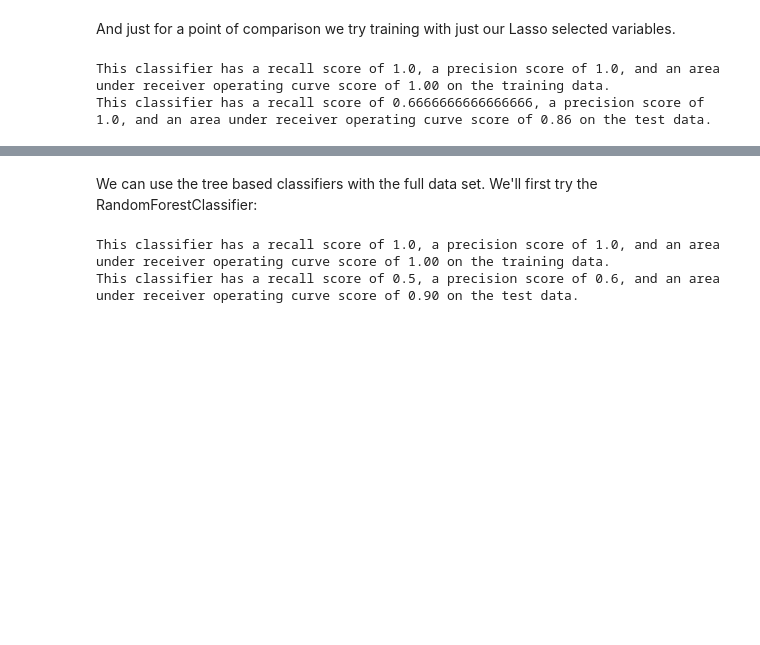
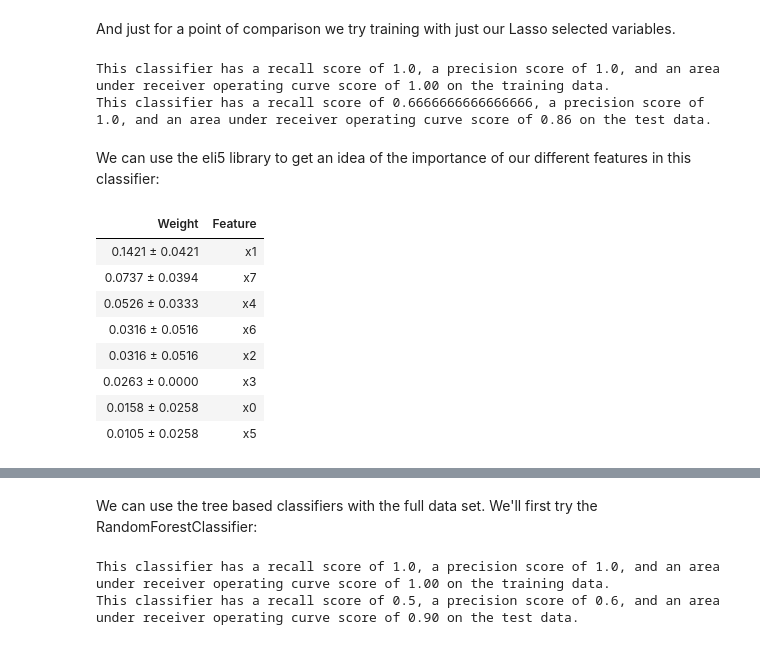
Before and after one commit to jon-e-pizza/Springboard, a Jupyter notebook: CapstoneFastFoodEstablishments/learning/machine-learning.ipynb, the cells around one changed output, grey strips where cells are left out. Cells and saved outputs as stored; diff of their text form; code cells hidden in the pictures; blank space fills up the shorter version.

```diff
--- a/CapstoneFastFoodEstablishments/learning/machine-learning.ipynb
+++ b/CapstoneFastFoodEstablishments/learning/machine-learning.ipynb
@@ -579,3 +562,5 @@ print('This classifier has a recall score of {}'.format(
 # %% [output]
 This classifier has a recall score of 1.0, a precision score of 1.0, and an area under receiver operating curve score of 1.00 on the training data.
 This classifier has a recall score of 0.6666666666666666, a precision score of 1.0, and an area under receiver operating curve score of 0.86 on the test data.
+# %% [markdown]
+We can use the eli5 library to get an idea of the importance of our different features in this classifier:
@@ -581,0 +570,13 @@ This classifier has a recall score of 0.6666666666666666, a precision score of 1
+# %%
+perm = PermutationImportance(mlp).fit(x_test_subset, y_test['Successful Location'])
+eli5.show_weights(perm)
+# %% [output]
+| Weight | Feature |
+| 0.1421 ± 0.0421 | x1 |
+| 0.0737 ± 0.0394 | x7 |
+| 0.0526 ± 0.0333 | x4 |
+| 0.0316 ± 0.0516 | x6 |
+| 0.0316 ± 0.0516 | x2 |
+| 0.0263 ± 0.0000 | x3 |
+| 0.0158 ± 0.0258 | x0 |
+| 0.0105 ± 0.0258 | x5 |
```
Also changed, not shown: parts of 8 cells of this notebook, 1 other file.
